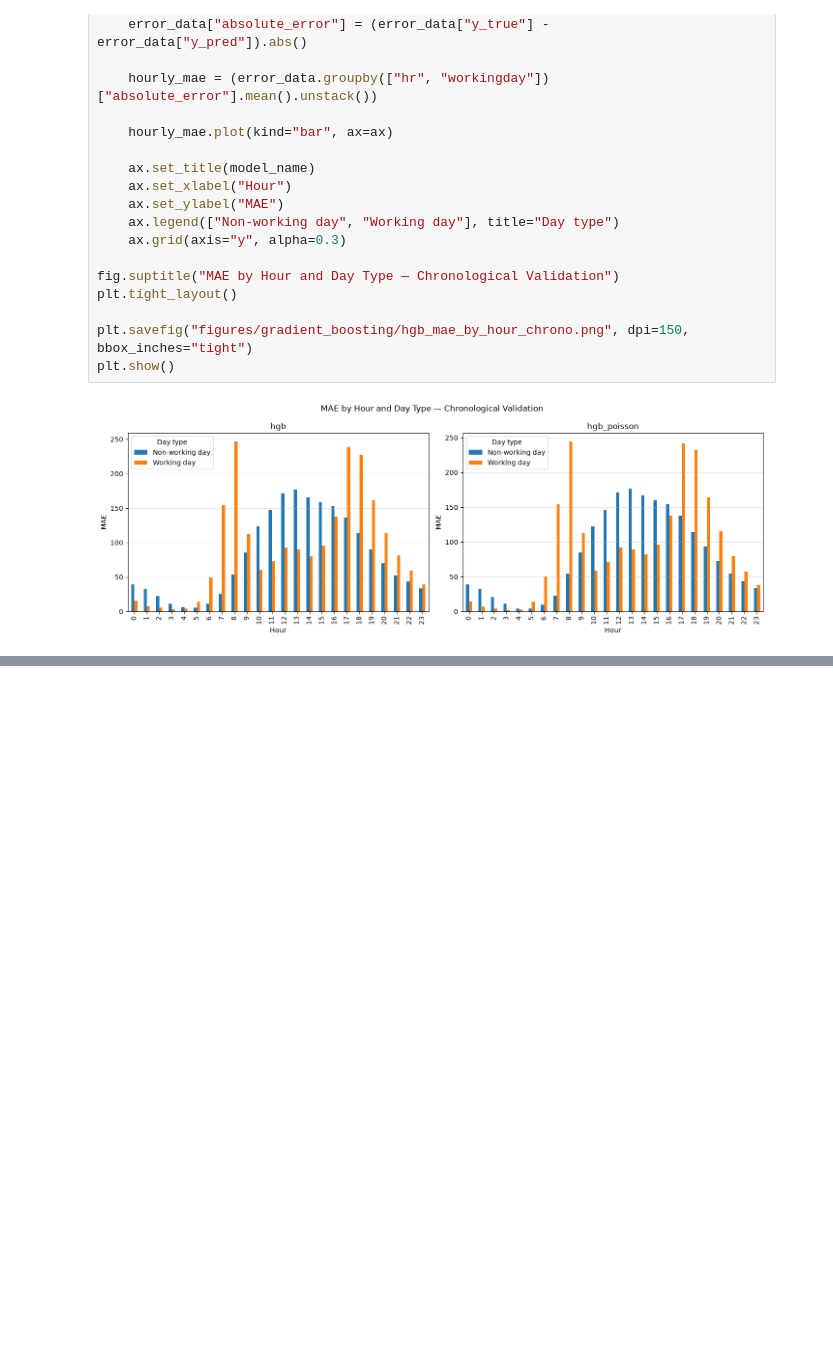
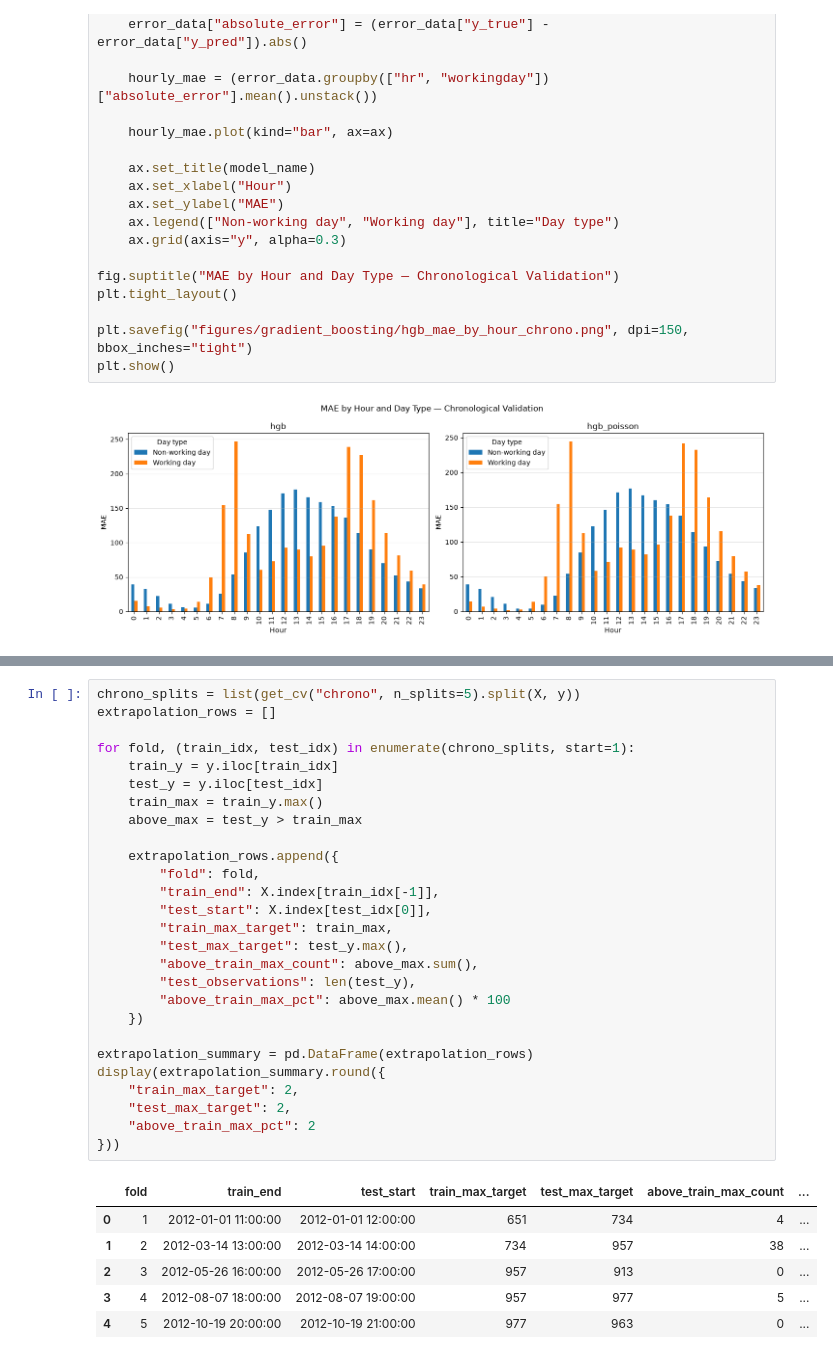
Before and after one commit to gghgfttd/ml-2026-MiniProject, a Jupyter notebook: 05_gradient_boosting.ipynb, the cells around one changed output, grey strips where cells are left out. Drawn from its saved outputs; the diff is of its cells as text; blank space fills up the shorter version.

```diff
--- a/05_gradient_boosting.ipynb
+++ b/05_gradient_boosting.ipynb
@@ -642,0 +623,34 @@ plt.show()
+# %%
+chrono_splits = list(get_cv("chrono", n_splits=5).split(X, y))
+extrapolation_rows = []
+
+for fold, (train_idx, test_idx) in enumerate(chrono_splits, start=1):
+    train_y = y.iloc[train_idx]
+    test_y = y.iloc[test_idx]
+    train_max = train_y.max()
+    above_max = test_y > train_max
+
+    extrapolation_rows.append({
+        "fold": fold,
+        "train_end": X.index[train_idx[-1]],
+        "test_start": X.index[test_idx[0]],
+        "train_max_target": train_max,
+        "test_max_target": test_y.max(),
+        "above_train_max_count": above_max.sum(),
+        "test_observations": len(test_y),
+        "above_train_max_pct": above_max.mean() * 100
+    })
+
+extrapolation_summary = pd.DataFrame(extrapolation_rows)
+display(extrapolation_summary.round({
+    "train_max_target": 2,
+    "test_max_target": 2,
+    "above_train_max_pct": 2
+}))
+# %% [output]
+|  | fold | train_end | test_start | train_max_target | test_max_target | above_train_max_count | ... |
+| 0 | 1 | 2012-01-01 11:00:00 | 2012-01-01 12:00:00 | 651 | 734 | 4 | ... |
+| 1 | 2 | 2012-03-14 13:00:00 | 2012-03-14 14:00:00 | 734 | 957 | 38 | ... |
+| 2 | 3 | 2012-05-26 16:00:00 | 2012-05-26 17:00:00 | 957 | 913 | 0 | ... |
+| 3 | 4 | 2012-08-07 18:00:00 | 2012-08-07 19:00:00 | 957 | 977 | 5 | ... |
+| 4 | 5 | 2012-10-19 20:00:00 | 2012-10-19 21:00:00 | 977 | 963 | 0 | ... |
```
Also changed, not shown: parts of 30 cells of this notebook.
